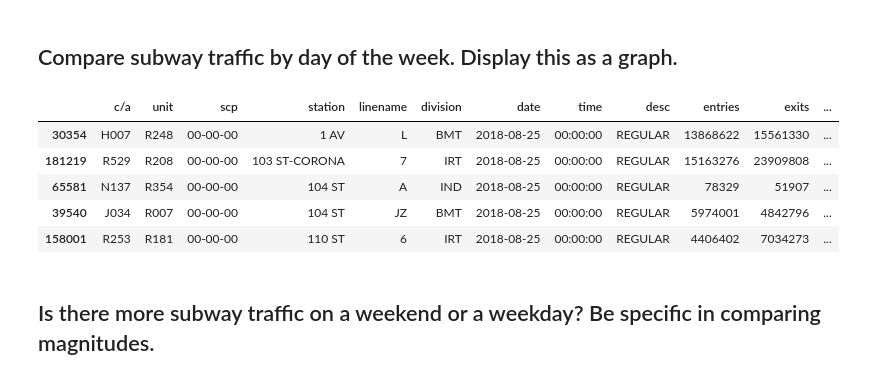
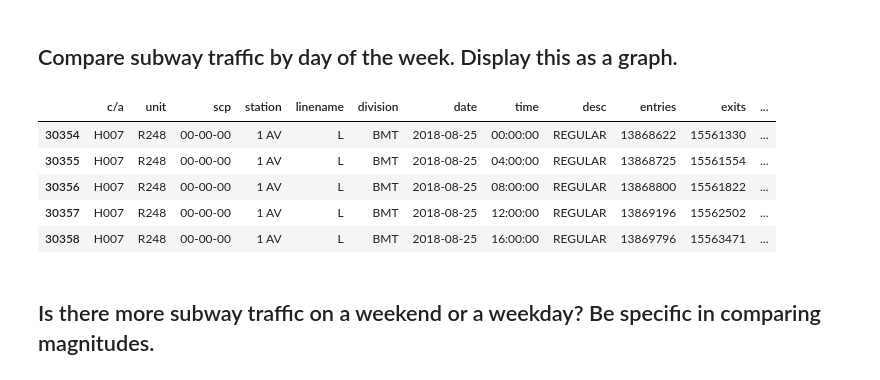
Before and after one commit to kylegwlawrence/dsc-0-03-08-understanding-pandas-series-and-dataframes-lab-online-ds-sp-000, a Jupyter notebook: index.ipynb, the cells around one changed output. Saved outputs shown, nothing was run; the diff lists cells and outputs as text; code cells hidden in the pictures.

```diff
--- a/index.ipynb
+++ b/index.ipynb
@@ -145,22 +145,22 @@ list(df.columns)
 # %%
 #create new column to calculate num entries per day. current entries column is a cumulative amount
 
 #convert date to datetime object
 df.date = pd.to_datetime(df.date, format = '%m/%d/%Y')
 
 #sort by ascending date
-df.sort_values(by = ['scp','date', 'time'], ascending = True, inplace = True)
+df.sort_values(by = ['station','scp','date', 'time'], ascending = True, inplace = True)
 df.head()
 
 #day names
 #df.date.dt.day_name().head()
 # %% [output]
 |  | c/a | unit | scp | station | linename | division | date | time | desc | entries | exits | ... |
 | 30354 | H007 | R248 | 00-00-00 | 1 AV | L | BMT | 2018-08-25 | 00:00:00 | REGULAR | 13868622 | 15561330 | ... |
-| 181219 | R529 | R208 | 00-00-00 | 103 ST-CORONA | 7 | IRT | 2018-08-25 | 00:00:00 | REGULAR | 15163276 | 23909808 | ... |
-| 65581 | N137 | R354 | 00-00-00 | 104 ST | A | IND | 2018-08-25 | 00:00:00 | REGULAR | 78329 | 51907 | ... |
-| 39540 | J034 | R007 | 00-00-00 | 104 ST | JZ | BMT | 2018-08-25 | 00:00:00 | REGULAR | 5974001 | 4842796 | ... |
-| 158001 | R253 | R181 | 00-00-00 | 110 ST | 6 | IRT | 2018-08-25 | 00:00:00 | REGULAR | 4406402 | 7034273 | ... |
+| 30355 | H007 | R248 | 00-00-00 | 1 AV | L | BMT | 2018-08-25 | 04:00:00 | REGULAR | 13868725 | 15561554 | ... |
+| 30356 | H007 | R248 | 00-00-00 | 1 AV | L | BMT | 2018-08-25 | 08:00:00 | REGULAR | 13868800 | 15561822 | ... |
+| 30357 | H007 | R248 | 00-00-00 | 1 AV | L | BMT | 2018-08-25 | 12:00:00 | REGULAR | 13869196 | 15562502 | ... |
+| 30358 | H007 | R248 | 00-00-00 | 1 AV | L | BMT | 2018-08-25 | 16:00:00 | REGULAR | 13869796 | 15563471 | ... |
 # %% [markdown]
 ## Is there more subway traffic on a weekend or a weekday?    Be specific in comparing magnitudes.
 # %%
```
